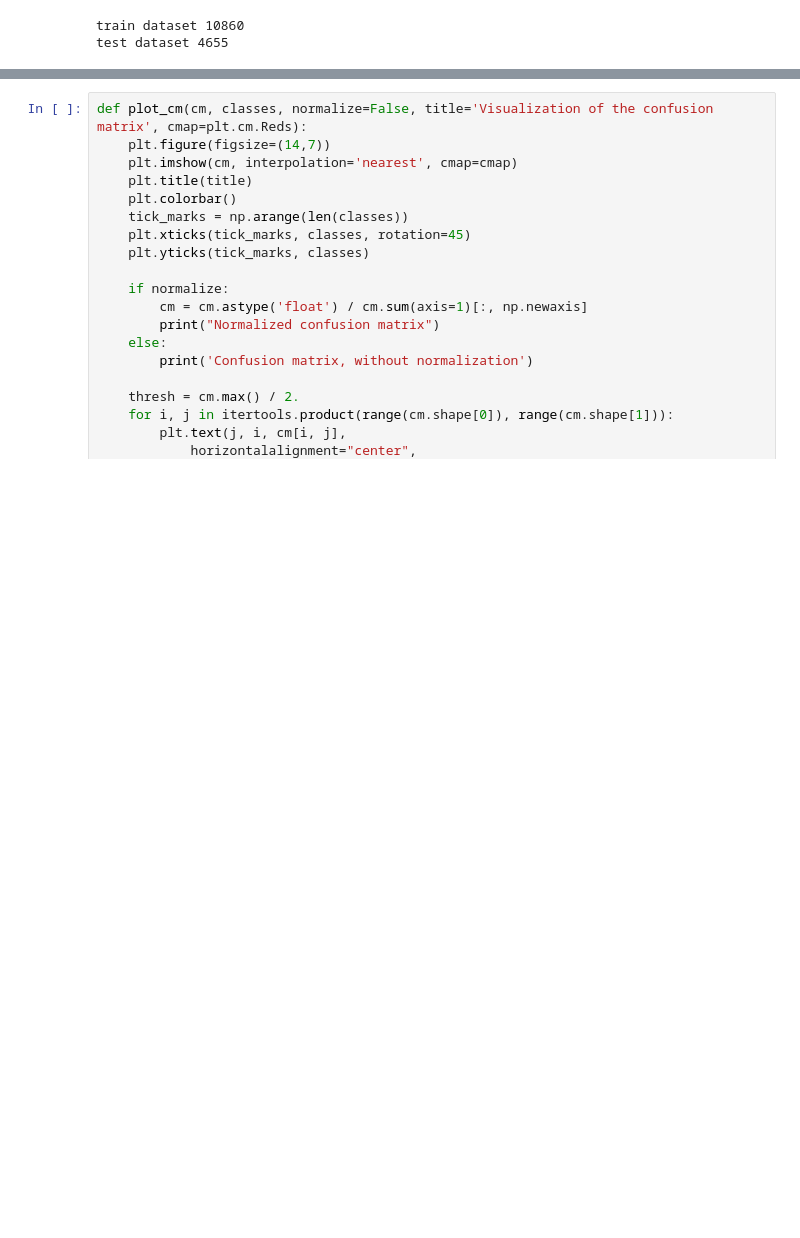
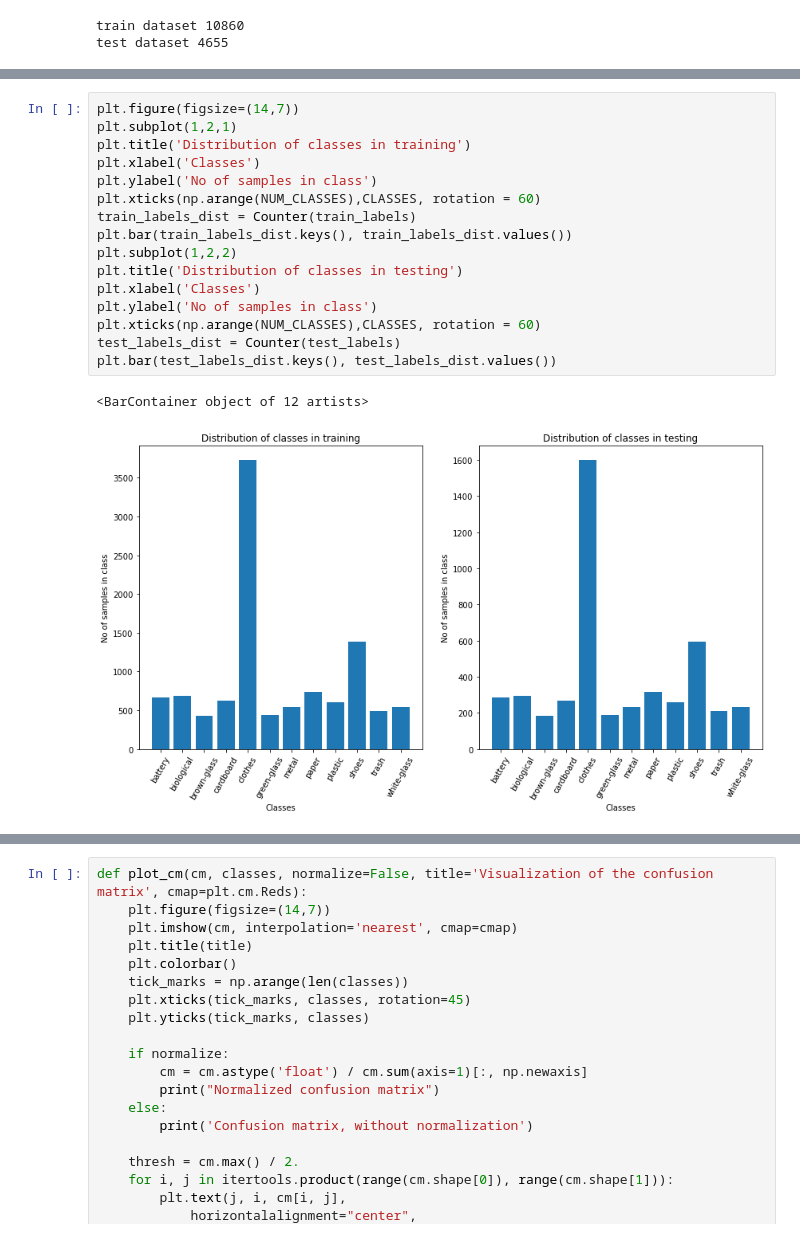
Before and after one commit to krsnvijay/COMP-6771-garbage-classification, a Jupyter notebook: garbage_classifier.ipynb, the cells around one changed output, grey strips where cells are left out. Drawn from its saved outputs; the diff is of its cells as text; blank space fills up the shorter version.

```diff
--- a/garbage_classifier.ipynb
+++ b/garbage_classifier.ipynb
@@ -63 +81,20 @@ Counter({4: 1598, 9: 593, 7: 315, 1: 296, 0: 284, 3: 267, 8: 259, 11: 232, 6: 23
+# %%
+plt.figure(figsize=(14,7))
+plt.subplot(1,2,1)
+plt.title('Distribution of classes in training')
+plt.xlabel('Classes')
+plt.ylabel('No of samples in class')
+plt.xticks(np.arange(NUM_CLASSES),CLASSES, rotation = 60)
+train_labels_dist = Counter(train_labels)
+plt.bar(train_labels_dist.keys(), train_labels_dist.values())
+plt.subplot(1,2,2)
+plt.title('Distribution of classes in testing')
+plt.xlabel('Classes')
+plt.ylabel('No of samples in class')
+plt.xticks(np.arange(NUM_CLASSES),CLASSES, rotation = 60)
+test_labels_dist = Counter(test_labels)
+plt.bar(test_labels_dist.keys(), test_labels_dist.values())
+# %% [output]
+<BarContainer object of 12 artists>
+[figure, added]
 # %%
```
Also changed, not shown: parts of 11 cells of this notebook.
